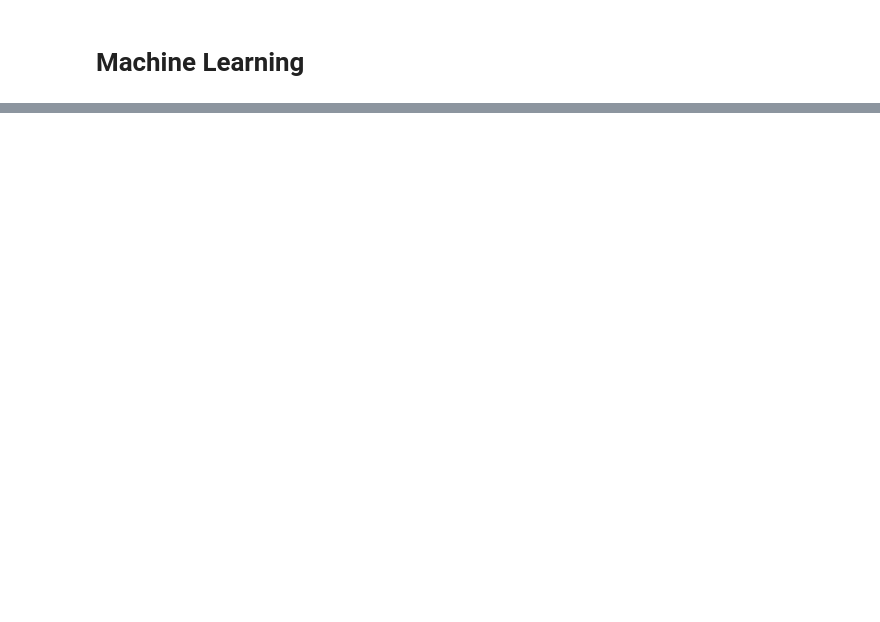
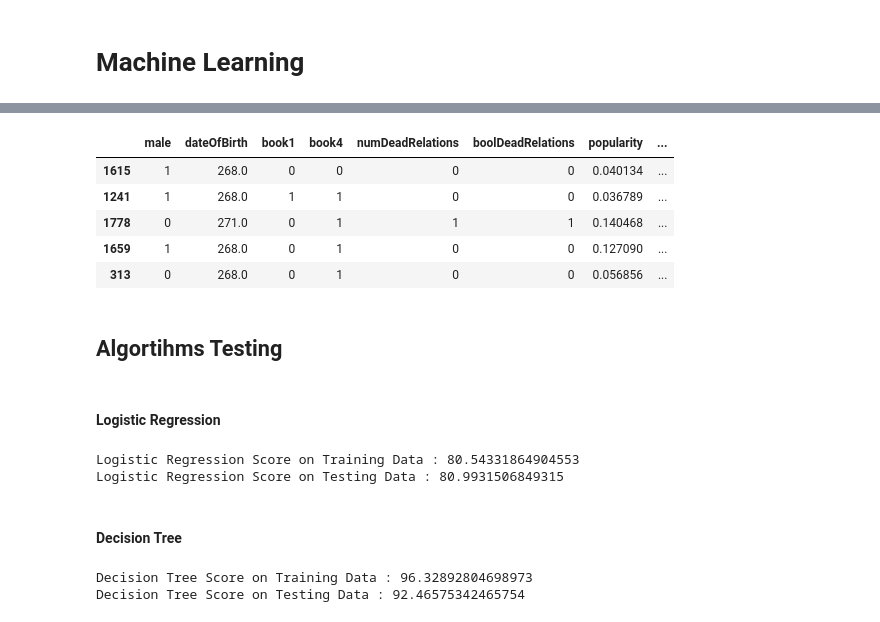
Before and after one commit to ArsalanSahab/DataScience_MachineLearning_Projects, a Jupyter notebook: GameOfThrones_Death_Prediction/Notebooks/GOT_Deaths.ipynb, the cells around one changed output, grey strips where cells are left out. Saved outputs shown, nothing was run; the diff lists cells and outputs as text; code cells hidden in the pictures; blank space fills up the shorter version.

```diff
--- a/GameOfThrones_Death_Prediction/Notebooks/GOT_Deaths.ipynb
+++ b/GameOfThrones_Death_Prediction/Notebooks/GOT_Deaths.ipynb
@@ -200,6 +200,8 @@ dob_med = got_deaths_df['dateOfBirth'].median()
 got_deaths_df['dateOfBirth'] = got_deaths_df['dateOfBirth'].fillna(dob_med).round(3)
 age_med = got_deaths_df['age'].median()
 got_deaths_df['age'] = got_deaths_df['age'].fillna(age_med).round(3)
+death_rate_med = got_deaths_df['houseDeathRate'].median()
+got_deaths_df['houseDeathRate'] = got_deaths_df['houseDeathRate'].fillna(death_rate_med).round(3)
 # %%
 # Imputing Categorical Values
 
@@ -207,7 +209,7 @@ cat_vals =['title', 'culture','mother','father', 'heir', 'house', 'spouse']
 
 for col in got_deaths_df[cat_vals]:
     if got_deaths_df[col].isnull().astype(int).sum() > 0:
-        got_deaths_df[col] = got_deaths_df[col].fillna('NULL')
+        got_deaths_df[col] = got_deaths_df[col].fillna('unknown')
 # %%
 # Null Values
 
@@ -234,0 +259,20 @@ dtype: int64
+# %%
+got_deaths_corr_df = got_deaths_df[[
+                      'male',
+                      'dateOfBirth',
+                      'book1',
+                      'book4',
+                      'numDeadRelations',
+                      'boolDeadRelations',
+                      'popularity',
+                      'houseDeathRate']]
+got_target_df = got_deaths_df.loc[: ,'isAlive']
+# %%
+# Splitting Data Set
+
+X_train, X_test, y_train, y_test = train_test_split(
+            got_deaths_corr_df,
+            got_target_df,
+            test_size = 0.3,
+            random_state = 508,
+            stratify = got_target_df)
@@ -234,0 +281,37 @@ dtype: int64
+# %%
+X_train.head()
+# %% [output]
+|  | male | dateOfBirth | book1 | book4 | numDeadRelations | boolDeadRelations | popularity | ... |
+| 1615 | 1 | 268.0 | 0 | 0 | 0 | 0 | 0.040134 | ... |
+| 1241 | 1 | 268.0 | 1 | 1 | 0 | 0 | 0.036789 | ... |
+| 1778 | 0 | 271.0 | 0 | 1 | 1 | 1 | 0.140468 | ... |
+| 1659 | 1 | 268.0 | 0 | 1 | 0 | 0 | 0.127090 | ... |
+| 313 | 0 | 268.0 | 0 | 1 | 0 | 0 | 0.056856 | ... |
+# %% [markdown]
+## Algortihms Testing
+# %% [markdown]
+#### Logistic Regression
+# %%
+logit_reg = LogisticRegression(max_iter=500) # Instantiate
+logit_reg_fit = logit_reg.fit(X_train, y_train) # Fit
+train_score = logit_reg_fit.score(X_train,y_train)
+test_score = logit_reg_fit.score(X_test,y_test)
+
+print("Logistic Regression Score on Training Data : " + str(train_score*100))
+print("Logistic Regression Score on Testing Data : " + str(test_score*100))
+# %% [output]
+Logistic Regression Score on Training Data : 80.54331864904553
+Logistic Regression Score on Testing Data : 80.9931506849315
+# %% [markdown]
+#### Decision Tree
+# %%
+dec_tree = DecisionTreeClassifier(random_state = 508)
+dec_tree_fit = dec_tree.fit(X_train, y_train)
+train_score = dec_tree_fit.score(X_train,y_train)
+test_score = dec_tree_fit.score(X_test,y_test)
+
+print("Decision Tree Score on Training Data : " + str(train_score*100))
+print("Decision Tree Score on Testing Data : " + str(test_score*100))
+# %% [output]
+Decision Tree Score on Training Data : 96.32892804698973
+Decision Tree Score on Testing Data : 92.46575342465754
```
Also changed, not shown: parts of 5 cells of this notebook.
